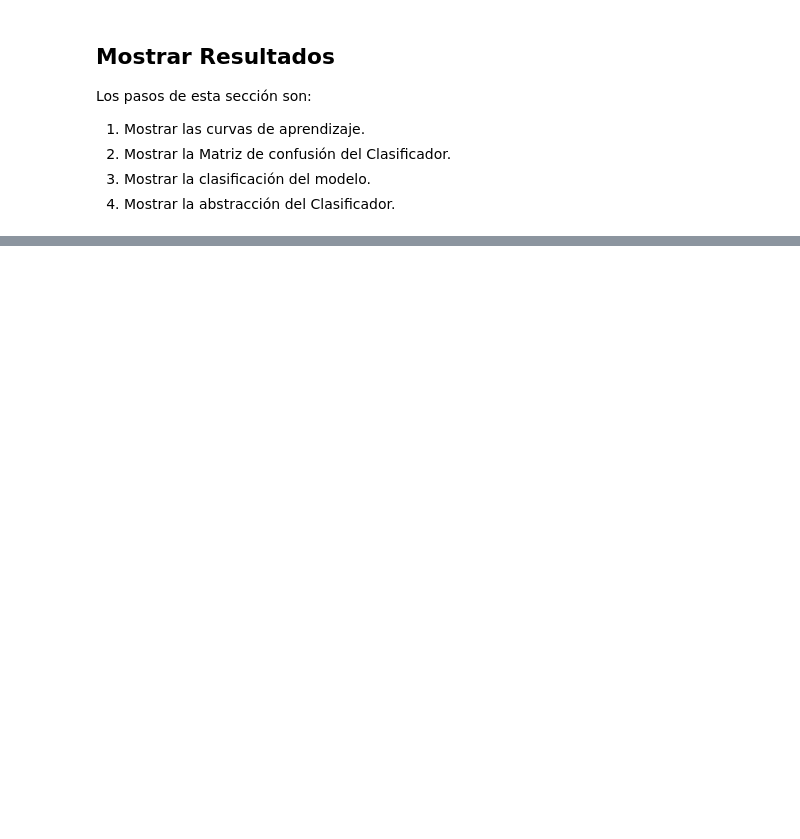
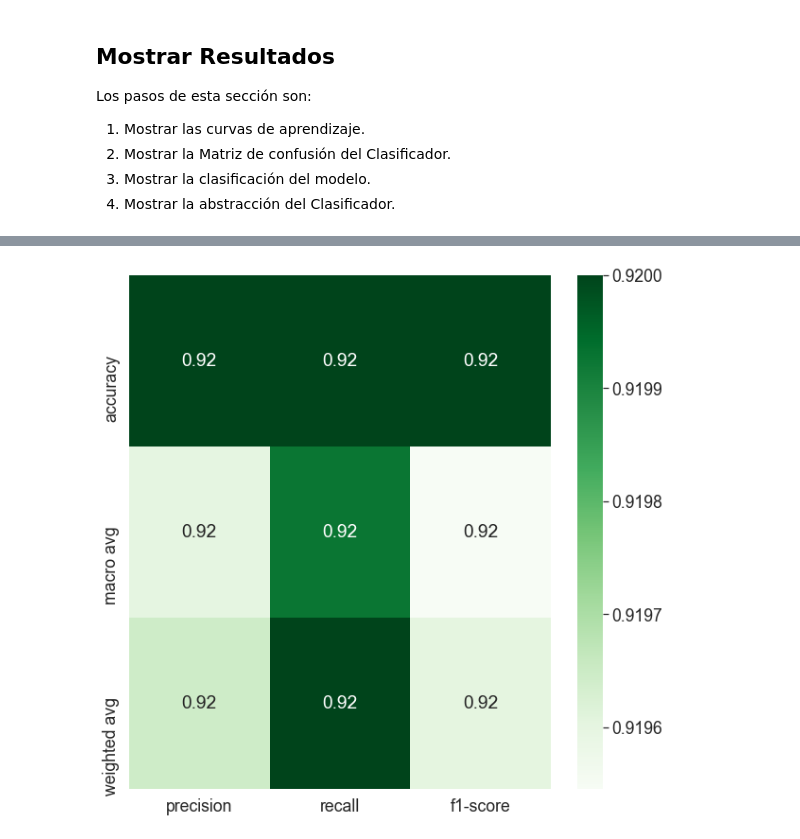
Before and after one commit to sa-artea/TallerML-GAN-CGAN-DISC, a Jupyter notebook: 02-CNN-ClassifierTrue.ipynb, the cells around one changed output, grey strips where cells are left out. Cells and saved outputs as stored; diff of their text form; code cells hidden in the pictures; blank space fills up the shorter version.

```diff
--- a/02-CNN-ClassifierTrue.ipynb
+++ b/02-CNN-ClassifierTrue.ipynb
@@ -375 +530,8 @@ print(" - Precision: ", cnn_eval[1])
+# %%
+plt.figure(figsize=(10,10))
+sns.set(font_scale = 1.6)
+sns.heatmap(macro_report,annot=True,fmt='.2f', cmap="Greens")
+plt.show()
+# %% [output]
+[figure, added]
 # %%
```
Also changed, not shown: parts of 22 cells of this notebook, 3 other files.
